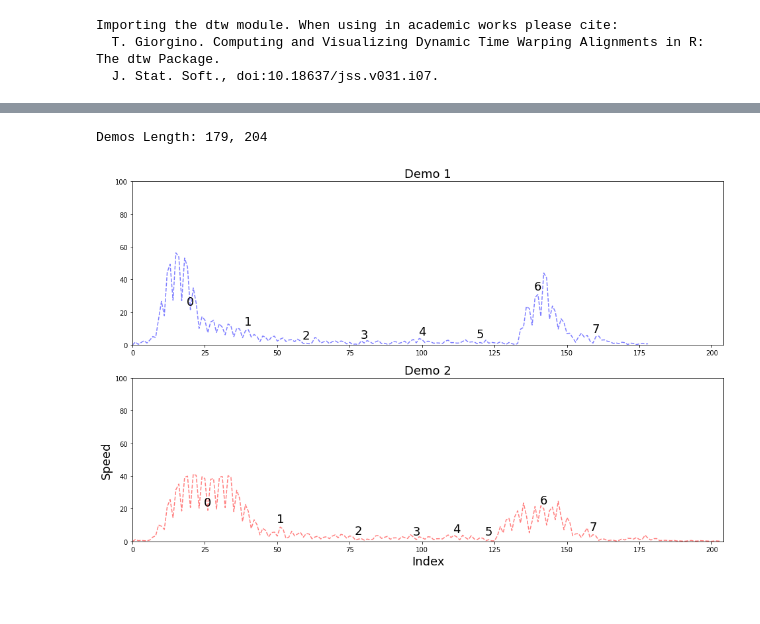
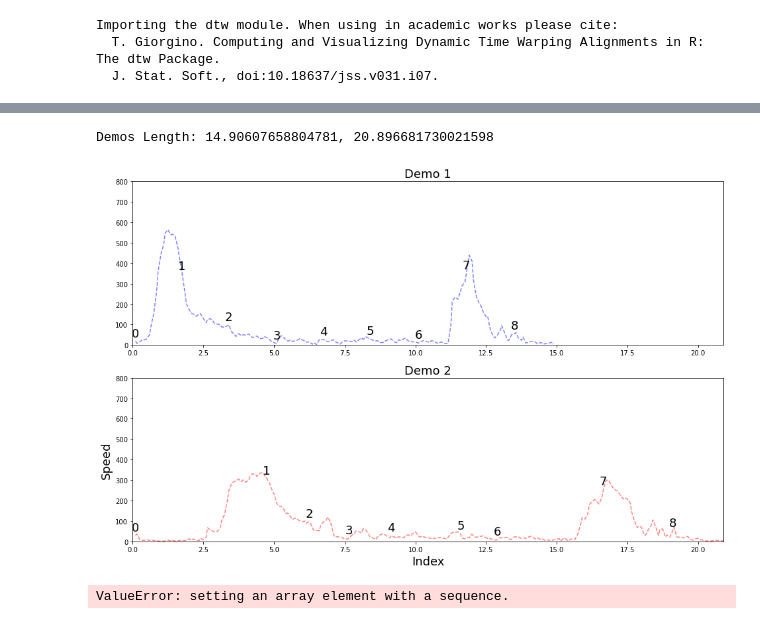
Before and after one commit to x35yao/make_tea, a Jupyter notebook: dynamic_time_warp/dynamic_time_warp.ipynb, the cells around one changed output, grey strips where cells are left out. Drawn from its saved outputs; the diff is of its cells as text; code cells hidden in the pictures.

```diff
--- a/dynamic_time_warp/dynamic_time_warp.ipynb
+++ b/dynamic_time_warp/dynamic_time_warp.ipynb
@@ -38,18 +39,17 @@ Importing the dtw module. When using in academic works please cite:
   T. Giorgino. Computing and Visualizing Dynamic Time Warping Alignments in R: The dtw Package.
   J. Stat. Soft., doi:10.18637/jss.v031.i07.
 # %%
-# preprocessing and convert to speed
-spd_data = {}
+# preprocessing and convert to speed and rotation
 rot_data = {}
 task_data = {}
 data_lens = []
-num_demos = len(demos)
+num_demos = len(gripper_data.keys())
 
-for demo in demos:
+for demo in gripper_data.keys():
     df = gripper_data[demo]
     close_t, open_t = open_close_data[demo].iloc[0].Timestamp, open_close_data[demo].iloc[1].Timestamp
     df = df.loc[df.Time < open_t].loc[close_t < df.Time]
-
+    df.Time = df.Time - df.Time.iloc[0]
     rot_seq = []
     for i in range(1, len(df)):
         r0 = df.iloc[i-1][['Rx', 'Ry', 'Rz']]
@@ -58,10 +58,13 @@ for demo in demos:
     rot_data[demo] = rot_seq
 
     task_data[demo] = df.copy()
-    temp = ((np.sqrt(np.square(df.loc[:, ['x','y','z']].diff(1)).sum(axis=1))))
-    spd_data[demo] = np.array(temp)
-    spd_data[demo][0] = 0
-    task_data[demo]['speed'] = np.array(temp)
+    time_diff = df['Time'].diff(1)
+    # convert speed to mm/s
+    temp = ((np.sqrt(np.square(df.loc[:, ['x','y','z']].diff(1)).sum(axis=1))))/time_diff
+    task_data[demo]['Speed'] = np.array(temp)
+    task_data[demo].dropna(inplace=True)
     data_lens.append(len(temp))
+
+# get demos with median duration
 data_lens = sorted(data_lens)
 median_demo = data_lens.index(data_lens[round(num_demos/2)])
@@ -149,4 +123,5 @@ Text(0, 0.5, 'Speed')
 # %%
+# show some of the corresponding matching indices over trajectory.
 demo_df1 = task_data[demo1].copy()
 demo_df2 = task_data[demo2].copy()
 
@@ -162,12 +137,11 @@ for i, match in enumerate(demo_warped):
         prev_index = match[0]
         demo1_match.append(demo_df1.iloc[match[0]][['x','y','z']])
         demo2_match.append(demo_df2.iloc[match[1]][['x','y','z']])
-        demo1_spd_match.append([match[0], spd_data[demo1][match[0]]])
-        demo2_spd_match.append([match[1], spd_data[demo2][match[1]]])
+        demo1_spd_match.append([task_data[demo1].iloc[match[0]].Time, task_data[demo1].iloc[match[0]].Speed])
+        demo2_spd_match.append([task_data[demo2].iloc[match[1]].Time, task_data[demo2].iloc[match[1]].Speed])
 
 demo1_match = np.array(demo1_match)
 demo2_match = np.array(demo2_match)
-# plot gaussian product
 ax1.plot(demo_df1['z'], demo_df1['x'],'--', color='blue', alpha=.5)
 ax1.plot([demo_df1['z'].iloc[0]], [demo_df1['x'].iloc[0]],'x', color='blue')
 ax2.plot(demo_df2['z'], demo_df2['x'],'--', color='red', alpha=.5)
@@ -215,52 +189,55 @@ for i in range(len(demo1_match)):
 # %%
-demo1_len = len(spd_data[demo1])
-demo2_len = len(spd_data[demo2])
+# Show corresponding matching indices over speed and duration
+demo1_len = task_data[demo1].Time.iloc[-1]
+demo2_len = task_data[demo2].Time.iloc[-1]
 match_len = len(demo1_spd_match)
 
 print('Demos Length: {}, {}'.format(demo1_len, demo2_len))
 fig, (ax5, ax6) = plt.subplots(nrows=2)
 fig.set_figheight(10)
 fig.set_figwidth(16)
-ax5.plot(range(demo1_len), spd_data[demo1],'--', color='blue', alpha=.5)
-ax6.plot(range(demo2_len), spd_data[demo2],'--', color='red', alpha=.5)
+ax5.plot(task_data[demo1].Time, task_data[demo1].Speed,'--', color='blue', alpha=.5)
+ax6.plot(task_data[demo2].Time, task_data[demo2].Speed,'--', color='red', alpha=.5)
 ax5.set_title('Demo 1', fontsize=18)
 ax6.set_title('Demo 2', fontsize=18)
-ax5.set_ylim([0, 100])
-ax6.set_ylim([0, 100])
+ax5.set_ylim([0, 800])
+ax6.set_ylim([0, 800])
 ax5.set_xlim([0, max(demo1_len, demo2_len)])
 ax6.set_xlim([0, max(demo1_len, demo2_len)])
 ax6.set_xlabel('Index', fontsize=18)
 ax6.set_ylabel('Speed', fontsize=18)
-match_spd_loc1 = np.array((list(range(match_len)), demo1_spd_match))
-match_spd_loc2 = np.array((list(range(match_len)), demo2_spd_match))
+match_spd_loc1 = np.array((task_data[demo1].Time, demo1_spd_match))
+match_spd_loc2 = np.array((task_data[demo2].Time, demo2_spd_match))
 for i in range(match_len):
     ax5.annotate('{}'.format(i),
     xy=demo1_spd_match[i],
     xytext=(0, 3), # 3 points vertical offset
     textcoords="offset points",
     ha='center', va='bottom', fontsize=18)
 
     ax6.annotate('{}'.format(i),
     xy=demo2_spd_match[i],
     xytext=(0, 3), # 3 points vertical offset
     textcoords="offset points",
     ha='center', va='bottom', fontsize=18)
 # %% [output]
-Demos Length: 179, 204
+Demos Length: 14.90607658804781, 20.896681730021598
-[figure, old version]
+[figure, new version]
 # %%
 # apply DTW between the median and all other demos
-target_demo = demos[median_demo]
+ref_demo = demos[median_demo]
 compare_demo = demo2
 min_cost_demos = {}
-normalized_demos = {target_demo:spd_data[target_demo]}
+normalized_demos = {ref_demo:task_data[ref_demo].Speed}
 for other_demo in demos:
-    target_demo_spd, other_demo_spd = spd_data[target_demo].copy(), spd_data[other_demo].copy()
-    match_indices, min_cost = dynamic_time_warp(target_demo_spd, other_demo_spd)
+    ref_demo_data, other_demo_data = task_data[ref_demo][['Time','Speed']].to_numpy(), task_data[other_demo][['Time','Speed']].to_numpy()
+    match_indices, min_cost = dynamic_time_warp(ref_demo_data, other_demo_data)
     match_indices = np.array(match_indices)
     min_cost_demos[other_demo] = min_cost
-    new_demo = np.zeros(len(target_demo_spd))
+    new_demo = np.zeros(len(ref_demo_data))
     for match in match_indices:
-        new_demo[match[0]-1] = other_demo_spd[match[1]-1]
+        new_demo[match[0]-1] = other_demo_data[match[1]-1, 1]
     normalized_demos[other_demo] = new_demo
+# %% [output]
+ValueError: setting an array element with a sequence.
 # %%
```
Also changed, not shown: parts of 14 cells of this notebook, 1 other file.
